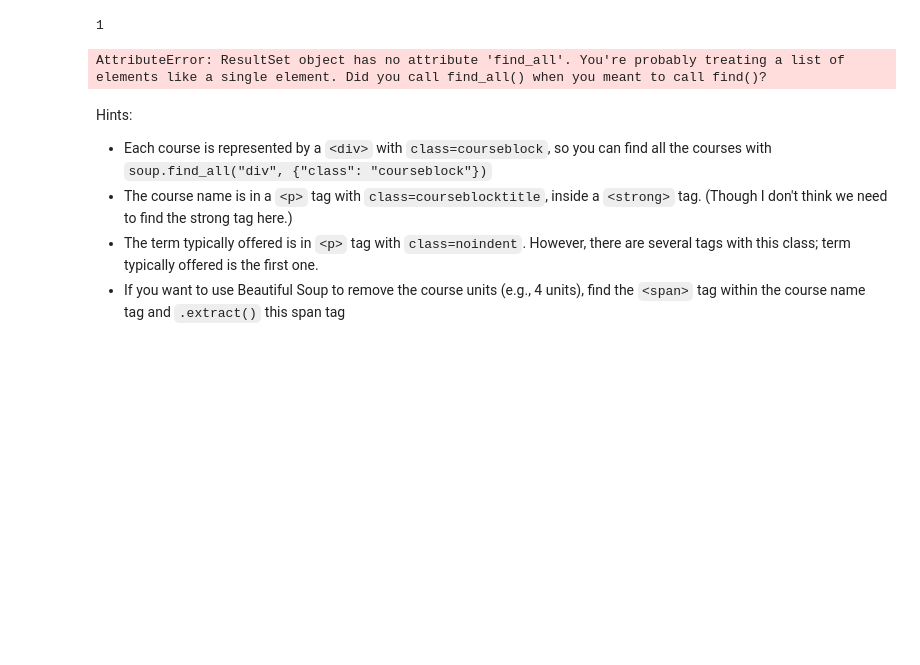
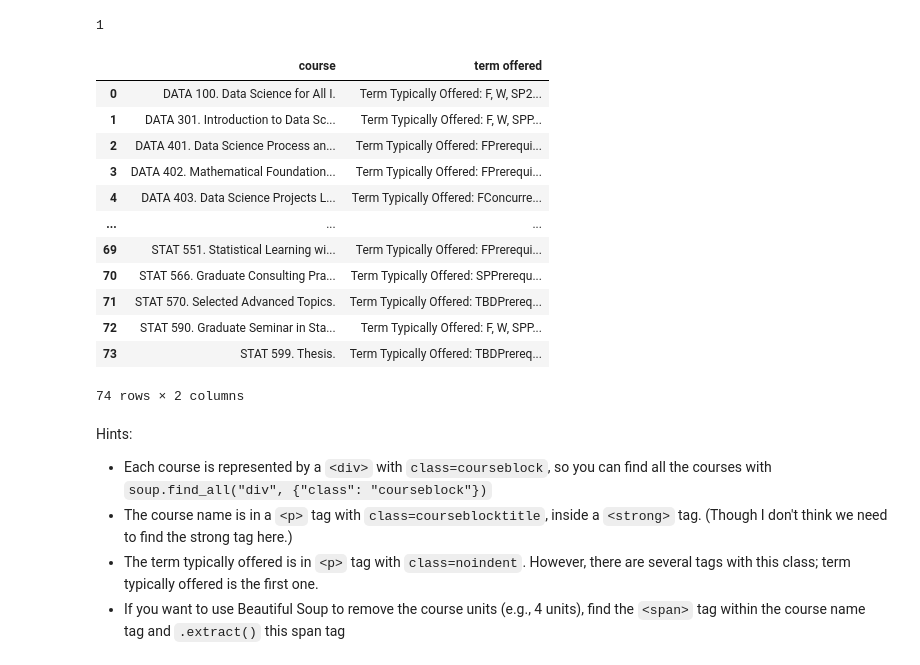
Before and after one commit to BLauf/GSB-544, a Jupyter notebook: practice_activities/4.1_webscraping/Practice_Activity_4_1_Webscraping.ipynb, the cells around one changed output. Drawn from its saved outputs; the diff is of its cells as text; code cells hidden in the pictures; blank space fills up the shorter version.

```diff
--- a/practice_activities/4.1_webscraping/Practice_Activity_4_1_Webscraping.ipynb
+++ b/practice_activities/4.1_webscraping/Practice_Activity_4_1_Webscraping.ipynb
@@ -253,24 +251,36 @@ rows = []
 
 # iterate over all vals in the courses
 #each course is seperated by div
-for courseblock in page.find_all("div", {"class": "courseblock"})[2:]:
+for courseblock in page:
 
-    # Get all the cells (<td>) in the row.
-    cells = courseblock.find_all("p")
+    # course_title
+    course_tag = courseblock.find("p", {"class": "courseblocktitle"})
+    course = course_tag.get_text().strip()
 
-    # The information we need is the text between tags.
-
-    # Find the the name of the city in cell[0]
-    # which for most city is contained in the <strong> tag
-    course_tag = cells[0].find("strong") or cells[0]
-    course = course_tag.text
-
+    #term offered
+    term_tag = courseblock.find("div", {"class": "noindent courseextendedwrap"})
+    term = term_tag.get_text().strip()
     # Append this data.
     rows.append({
-        "course": course
+        "course": course,
+        "term offered": term
     })
-# %% [output]
-AttributeError: ResultSet object has no attribute 'find_all'. You're probably treating a list of elements like a single element. Did you call find_all() when you meant to call find()?
+# %%
+pd.DataFrame(rows)
+# %% [output]
+|  | course | term offered |
+| 0 | DATA 100. Data Science for All I. | Term Typically Offered: F, W, SP2... |
+| 1 | DATA 301. Introduction to Data Sc... | Term Typically Offered: F, W, SPP... |
+| 2 | DATA 401. Data Science Process an... | Term Typically Offered: FPrerequi... |
+| 3 | DATA 402. Mathematical Foundation... | Term Typically Offered: FPrerequi... |
+| 4 | DATA 403. Data Science Projects L... | Term Typically Offered: FConcurre... |
+| ... | ... | ... |
+| 69 | STAT 551. Statistical Learning wi... | Term Typically Offered: FPrerequi... |
+| 70 | STAT 566. Graduate Consulting Pra... | Term Typically Offered: SPPrerequ... |
+| 71 | STAT 570. Selected Advanced Topics. | Term Typically Offered: TBDPrereq... |
+| 72 | STAT 590. Graduate Seminar in Sta... | Term Typically Offered: F, W, SPP... |
+| 73 | STAT 599. Thesis. | Term Typically Offered: TBDPrereq... |
+74 rows × 2 columns
 # %% [markdown]
 Hints:
 
```
Also changed, not shown: parts of 1 cell of this notebook.
